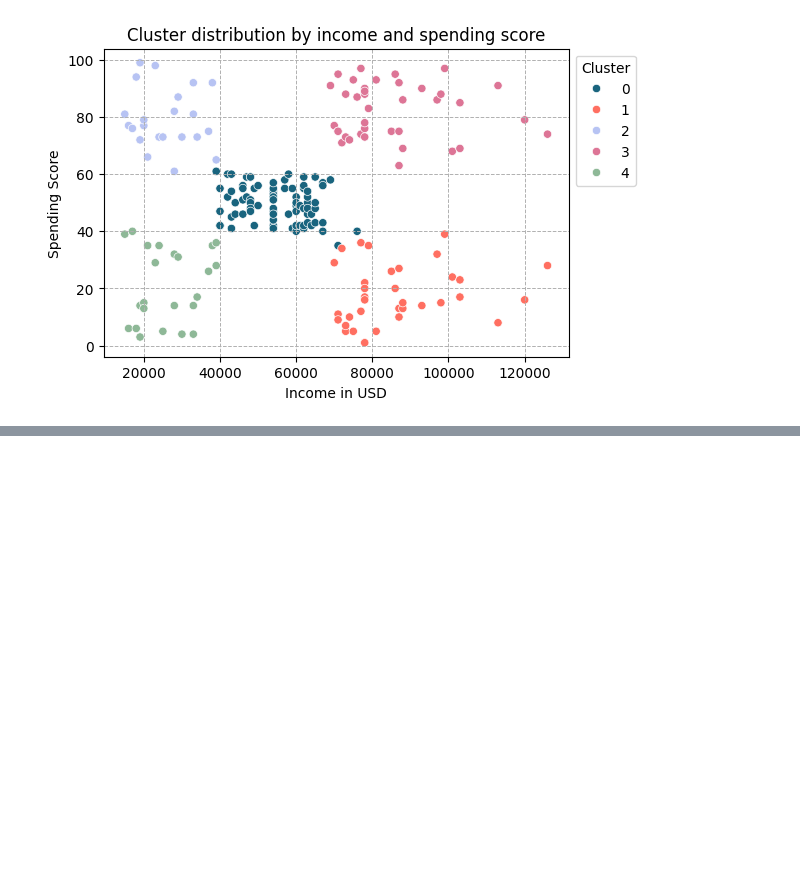
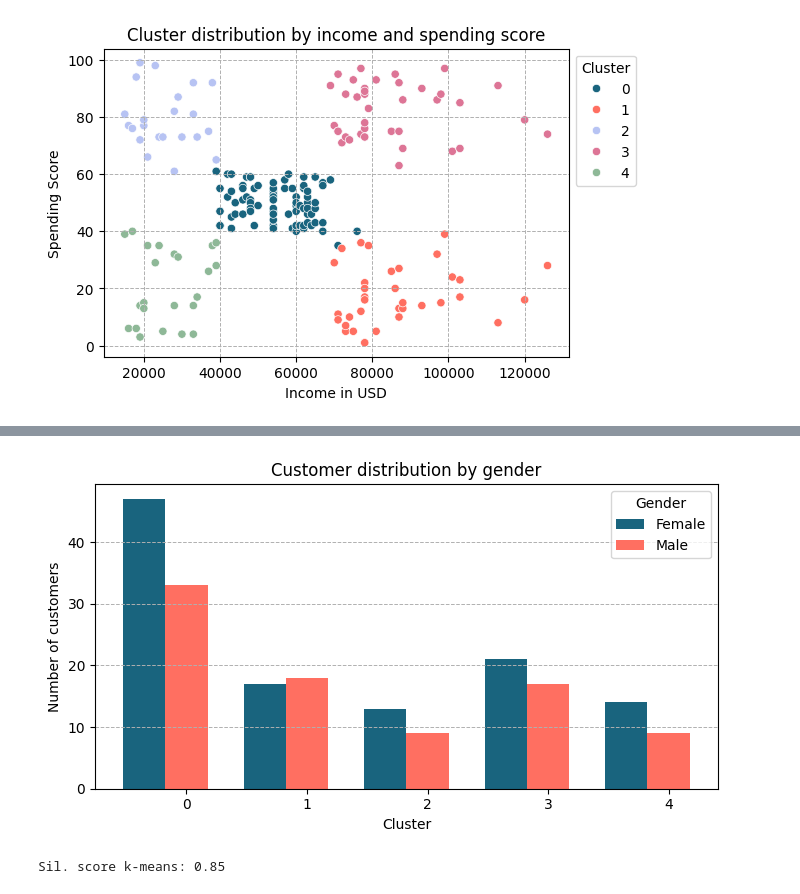
Before and after one commit to dalimvc/Clustering-and-Classification-Models, a Jupyter notebook: DS24-Clustering-b21dalmi.ipynb, the cells around one changed output, grey strips where cells are left out. Cells and saved outputs as stored; diff of their text form; code cells hidden in the pictures; blank space fills up the shorter version.

```diff
--- a/DS24-Clustering-b21dalmi.ipynb
+++ b/DS24-Clustering-b21dalmi.ipynb
@@ -282,0 +324,33 @@ plt.show()
+# %%
+grouped_data = df.groupby(['Cluster', 'Gender']).size().unstack(fill_value=0)
+
+clusters = grouped_data.index #cluster names
+genders = grouped_data.columns #gender names
+x = np.arange(len(clusters))  # the label locations
+width = 0.35  # the width of the bars
+
+plt.figure(figsize=(7, 4))
+#loop through all genders
+for i, gender in enumerate(genders):
+    #creates bar chart
+    #adjusting position for each gender and group data by gender and showing clusters on x-axis
+    plt.bar(x + (i - len(genders)/2) * width, grouped_data[gender], width, label=gender, color=colors[i])
+
+plt.title('Customer distribution by gender')
+plt.xlabel('Cluster')
+plt.ylabel('Number of customers')
+plt.xticks(x, labels=clusters)
+plt.legend(title='Gender')
+plt.grid(axis='y', linestyle='--', linewidth=0.7)
+
+plt.tight_layout()
+plt.show()
+# %% [output]
+[figure, added]
+# %%
+from sklearn.metrics import silhouette_score
+
+silhouette_score_k_means = silhouette_score(df_scaled, df_scaled['Cluster'])
+print(f"Sil. score k-means: {silhouette_score_k_means:.2f}")
+# %% [output]
+Sil. score k-means: 0.85
```
Also changed, not shown: parts of 24 cells of this notebook.
